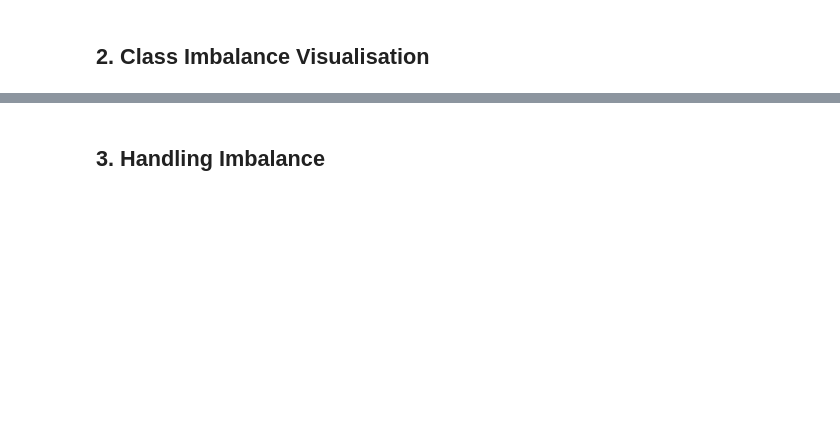
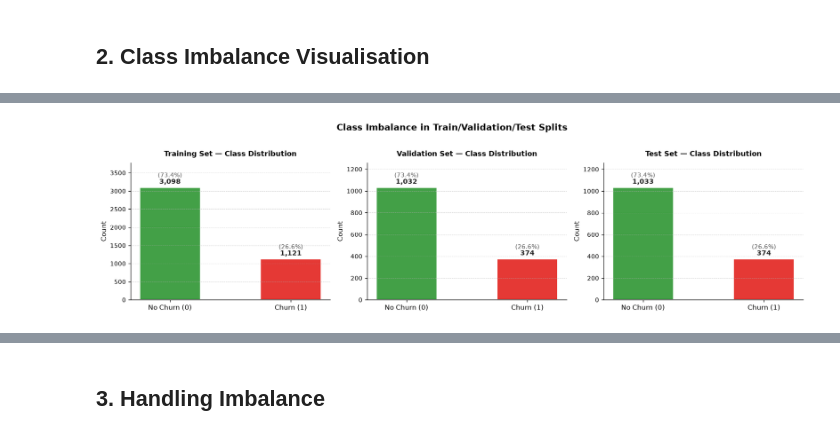
Before and after one commit to sMathujan/Telecom-Customer-Churn-Prediction-Ensemble-ML-Threshold-Optimisation, a Jupyter notebook: churn notebooks/02_Handling_Imbalance.ipynb, the cells around one changed output, grey strips where cells are left out. Cells and saved outputs as stored; diff of their text form; code cells hidden in the pictures; blank space fills up the shorter version.

Commit message:
Validation split has been added

```diff
--- a/churn notebooks/02_Handling_Imbalance.ipynb
+++ b/churn notebooks/02_Handling_Imbalance.ipynb
@@ -40,0 +27,16 @@ Train churn rate: 26.6%  |  Test churn rate: 26.6%
+# %%
+df = pd.read_csv('data/processed_telco_scaled.csv')
+X = df.drop('Churn', axis=1)
+y = df['Churn']
+
+# Step 1: 60% train / 40% temp (stratified)
+X_train, X_temp, y_train, y_temp = train_test_split(
+    X, y, test_size=0.40, random_state=RANDOM_STATE, stratify=y)
+
+# Step 2: split temp into 20% validation / 20% test (50/50 of the 40%)
+X_val, X_test, y_val, y_test = train_test_split(
+    X_temp, y_temp, test_size=0.50, random_state=RANDOM_STATE, stratify=y_temp)
+
+print(f"Train:      {X_train.shape}  |  Churn rate: {y_train.mean()*100:.1f}%")
+print(f"Validation: {X_val.shape}  |  Churn rate: {y_val.mean()*100:.1f}%")
+print(f"Test:       {X_test.shape}  |  Churn rate: {y_test.mean()*100:.1f}%")
@@ -98,0 +49,62 @@ Class Ratio (Majority:Minority) = 2.76:1
+# %%
+fig, axes = plt.subplots(1, 3, figsize=(15, 4))
+
+for ax, (name, y_split) in zip(axes, [('Training Set', y_train),
+                                        ('Validation Set', y_val),
+                                        ('Test Set', y_test)]):
+    counts = y_split.value_counts().sort_index()  # ensure 0 before 1
+    labels = ['No Churn (0)', 'Churn (1)']
+    colors = ['#43A047', '#E53935']
+    x = range(len(labels))
+
+    bars = ax.bar(x, counts.values, color=colors, edgecolor='white',
+                  linewidth=1.2, width=0.5)
+
+    # Annotate bars — count on top, percentage below it
+    for bar, v, total in zip(bars, counts.values, [len(y_split)] * 2):
+        pct = v / total * 100
+        ax.text(
+            bar.get_x() + bar.get_width() / 2,
+            bar.get_height() + max(counts.values) * 0.02,   # dynamic offset
+            f"{v:,}",
+            ha='center', va='bottom',
+            fontsize=10, fontweight='bold', color='#212121'
+        )
+        ax.text(
+            bar.get_x() + bar.get_width() / 2,
+            bar.get_height() + max(counts.values) * 0.08,   # sits above count
+            f"({pct:.1f}%)",
+            ha='center', va='bottom',
+            fontsize=9, fontweight='normal', color='#555555'
+        )
+
+    ax.set_xticks(list(x))
+    ax.set_xticklabels(labels, fontsize=10)
+    ax.set_ylabel('Count', fontsize=10)
+    ax.set_title(f'{name} — Class Distribution',
+                 fontsize=11, fontweight='bold', pad=10)
+
+    # Leave headroom so top annotations aren't clipped
+    ax.set_ylim(0, max(counts.values) * 1.22)
+
+    # Clean up spines
+    for spine in ['top', 'right']:
+        ax.spines[spine].set_visible(False)
+    ax.yaxis.set_tick_params(labelsize=9)
+    ax.grid(axis='y', linestyle='--', linewidth=0.6, alpha=0.5)
+
+plt.suptitle('Class Imbalance in Train/Validation/Test Splits',
+             fontsize=13, fontweight='bold', y=1.02)
+plt.tight_layout()
+# plt.savefig('plots/06_class_imbalance.png', bbox_inches='tight', dpi=150)
+plt.show()
+
+train_ratio = y_train.value_counts()[0] / y_train.value_counts()[1]
+val_ratio   = y_val.value_counts()[0] / y_val.value_counts()[1]
+test_ratio  = y_test.value_counts()[0] / y_test.value_counts()[1]
+
+print(f"Train Class Ratio (Majority:Minority)      = {train_ratio:.2f}:1")
+print(f"Validation Class Ratio (Majority:Minority) = {val_ratio:.2f}:1")
+print(f"Test Class Ratio (Majority:Minority)       = {test_ratio:.2f}:1")
+# %% [output]
+[figure, added]
```
Also changed, not shown: parts of 6 cells of this notebook, 4 other files.
